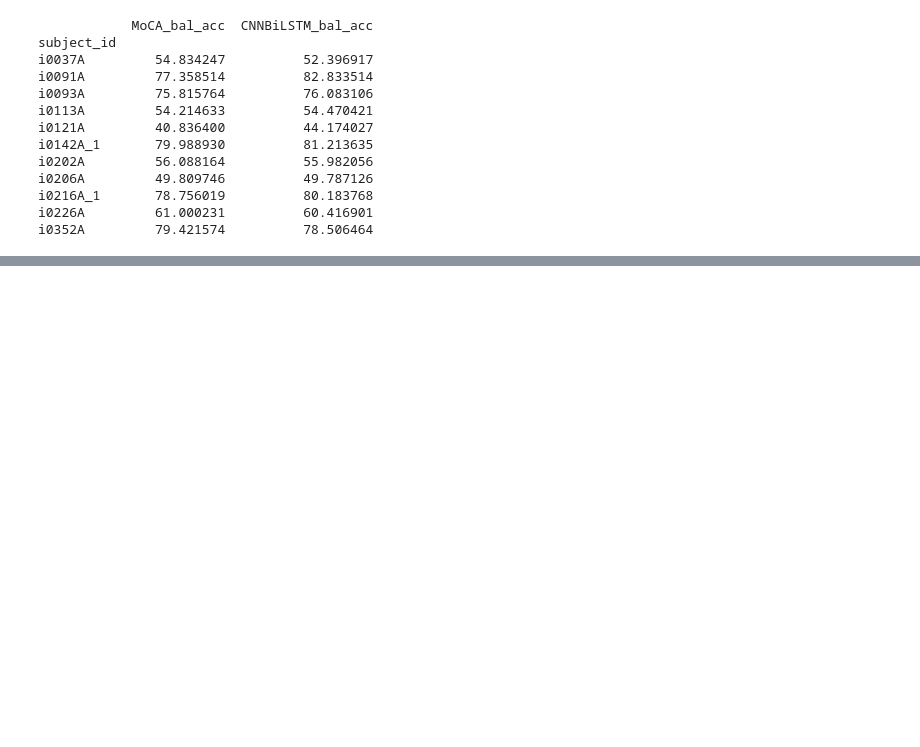
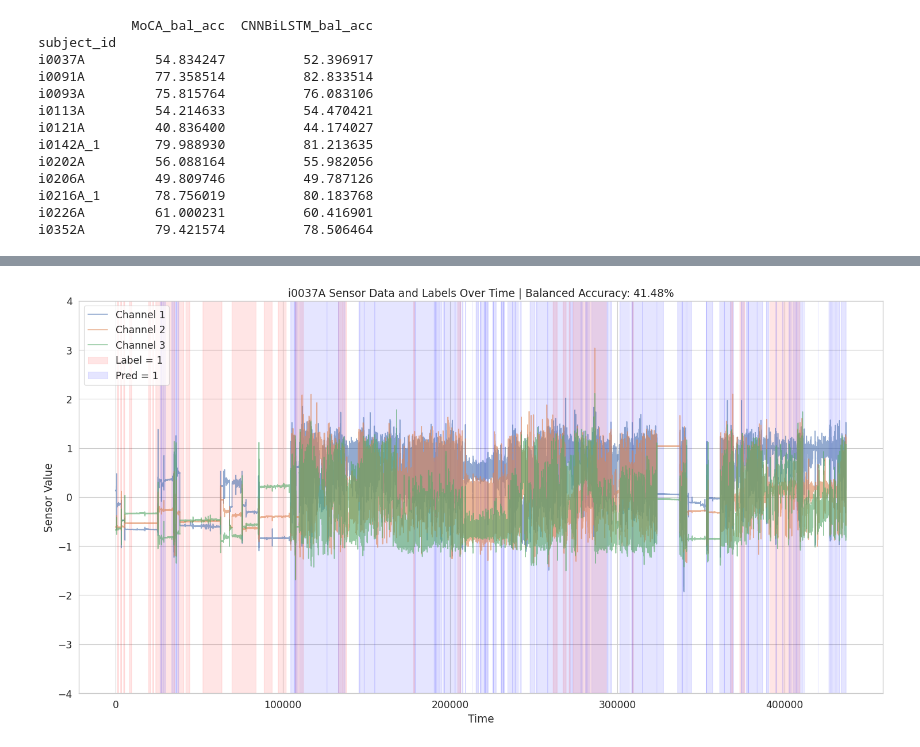
Before and after one commit to yuc0805/DeepPostures_MAE, a Jupyter notebook: MoCA/result_analysis.ipynb, the cells around one changed output, grey strips where cells are left out. Cells and saved outputs as stored; diff of their text form; code cells hidden in the pictures; blank space fills up the shorter version.

```diff
--- a/MoCA/result_analysis.ipynb
+++ b/MoCA/result_analysis.ipynb
@@ -162,0 +339,5 @@ i0352A         79.421574          78.506464
+# %%
+data, preds,labels = get_model_preds(model, data, labels,window_size=42)
+plot_sensor_with_labels(data,labels,preds, title='i0037A Sensor Data and Labels Over Time')
+# %% [output]
+[figure, added]
```
Also changed, not shown: parts of 16 cells of this notebook.
